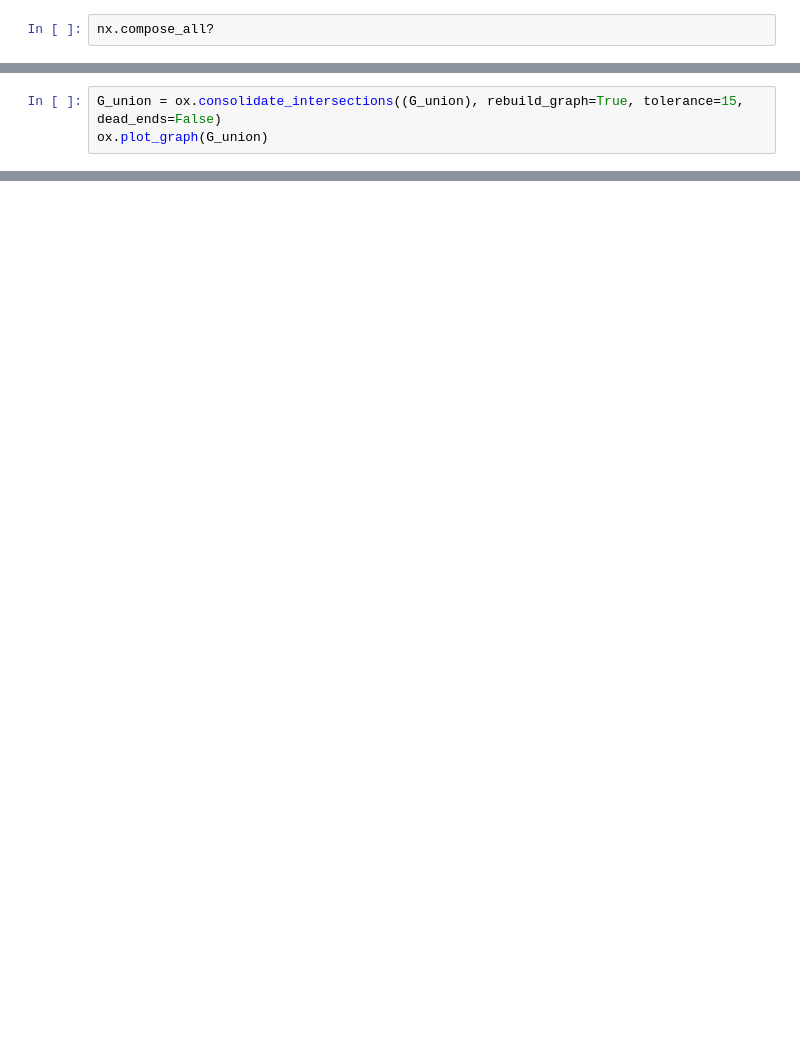
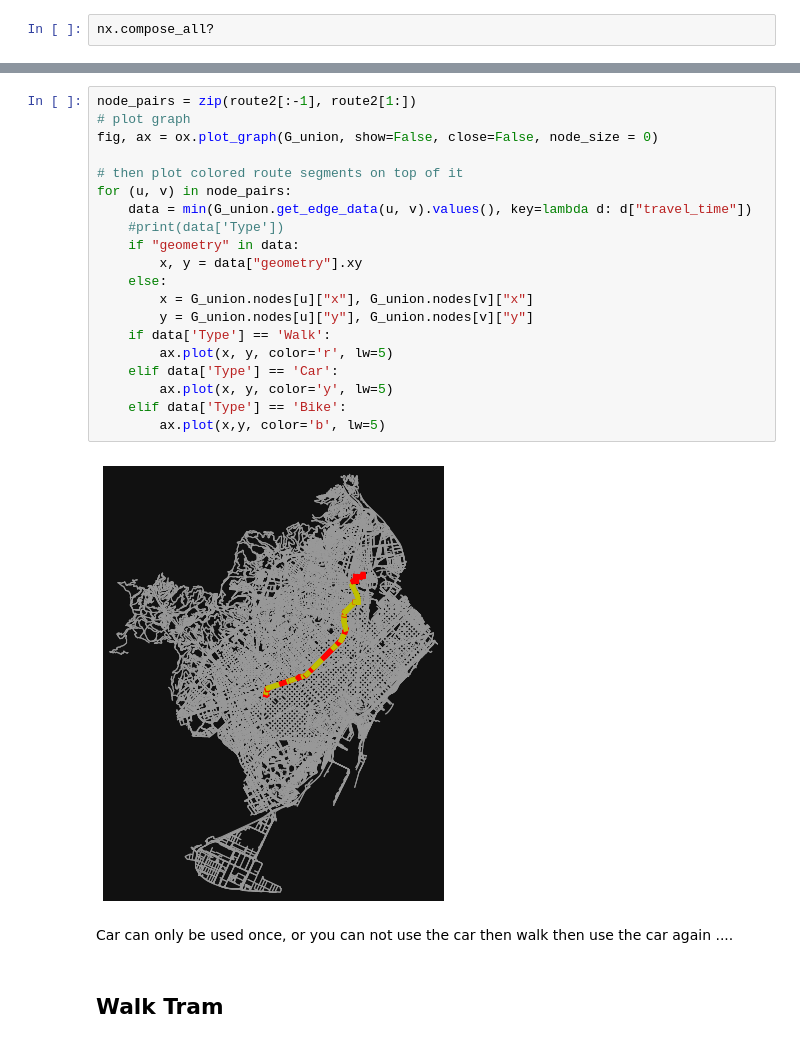
Before and after one commit to mrceresa/iper, a Jupyter notebook: examples/SAR-COV2/Mobility Jupyter Files/OSMnx/Join_graphs.ipynb, the cells around one changed output, grey strips where cells are left out. Drawn from its saved outputs; the diff is of its cells as text; blank space fills up the shorter version.

```diff
--- a/examples/SAR-COV2/Mobility Jupyter Files/OSMnx/Join_graphs.ipynb
+++ b/examples/SAR-COV2/Mobility Jupyter Files/OSMnx/Join_graphs.ipynb
@@ -104,3 +227,0 @@ edges
-# %%
-G_union = ox.consolidate_intersections((G_union), rebuild_graph=True, tolerance=15, dead_ends=False)
-ox.plot_graph(G_union)
@@ -109,0 +250,26 @@ ox.plot_graph(G_union)
+# %%
+node_pairs = zip(route2[:-1], route2[1:])
+# plot graph
+fig, ax = ox.plot_graph(G_union, show=False, close=False, node_size = 0)
+
+# then plot colored route segments on top of it
+for (u, v) in node_pairs:
+    data = min(G_union.get_edge_data(u, v).values(), key=lambda d: d["travel_time"])
+    #print(data['Type'])
+    if "geometry" in data:
+        x, y = data["geometry"].xy
+    else:
+        x = G_union.nodes[u]["x"], G_union.nodes[v]["x"]
+        y = G_union.nodes[u]["y"], G_union.nodes[v]["y"]
+    if data['Type'] == 'Walk':
+        ax.plot(x, y, color='r', lw=5)
+    elif data['Type'] == 'Car':
+        ax.plot(x, y, color='y', lw=5)
+    elif data['Type'] == 'Bike':
+        ax.plot(x,y, color='b', lw=5)
+# %% [output]
+[figure, added]
+# %% [markdown]
+Car can only be used once, or you can not use the car then walk then use the car again ....
+# %% [markdown]
+## Walk Tram
```
Also changed, not shown: parts of 51 cells of this notebook, 18 other files.
